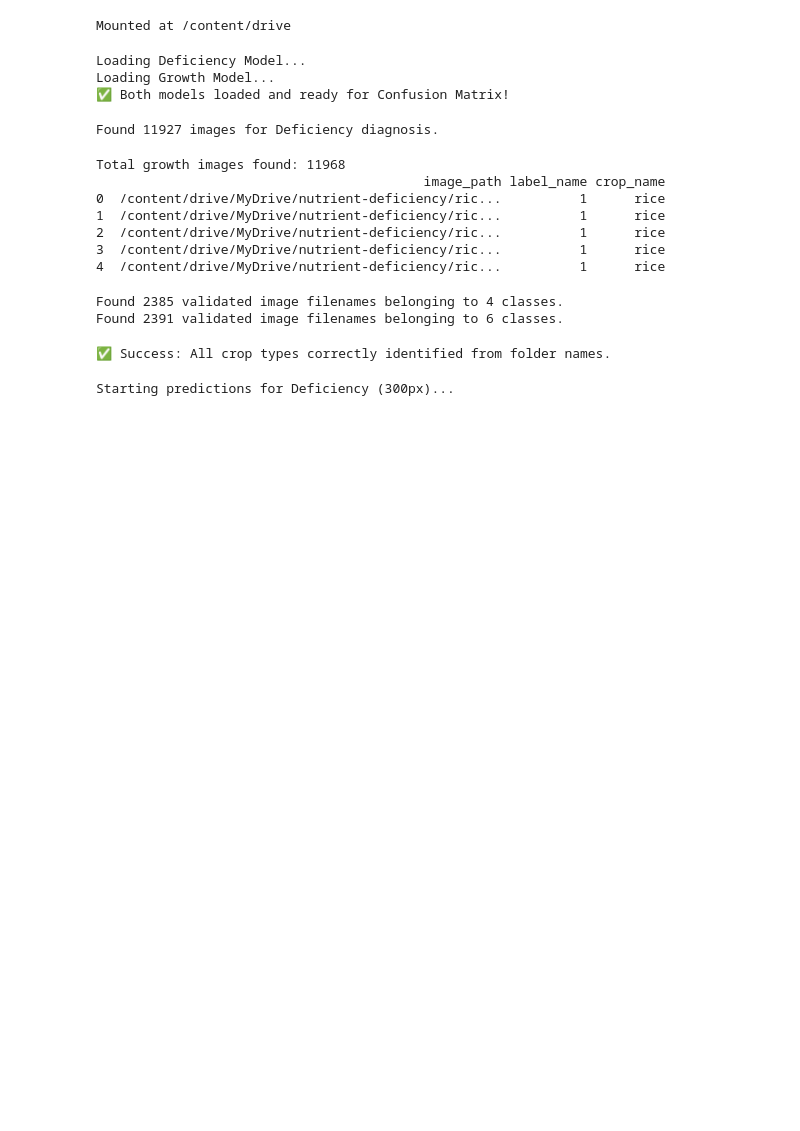
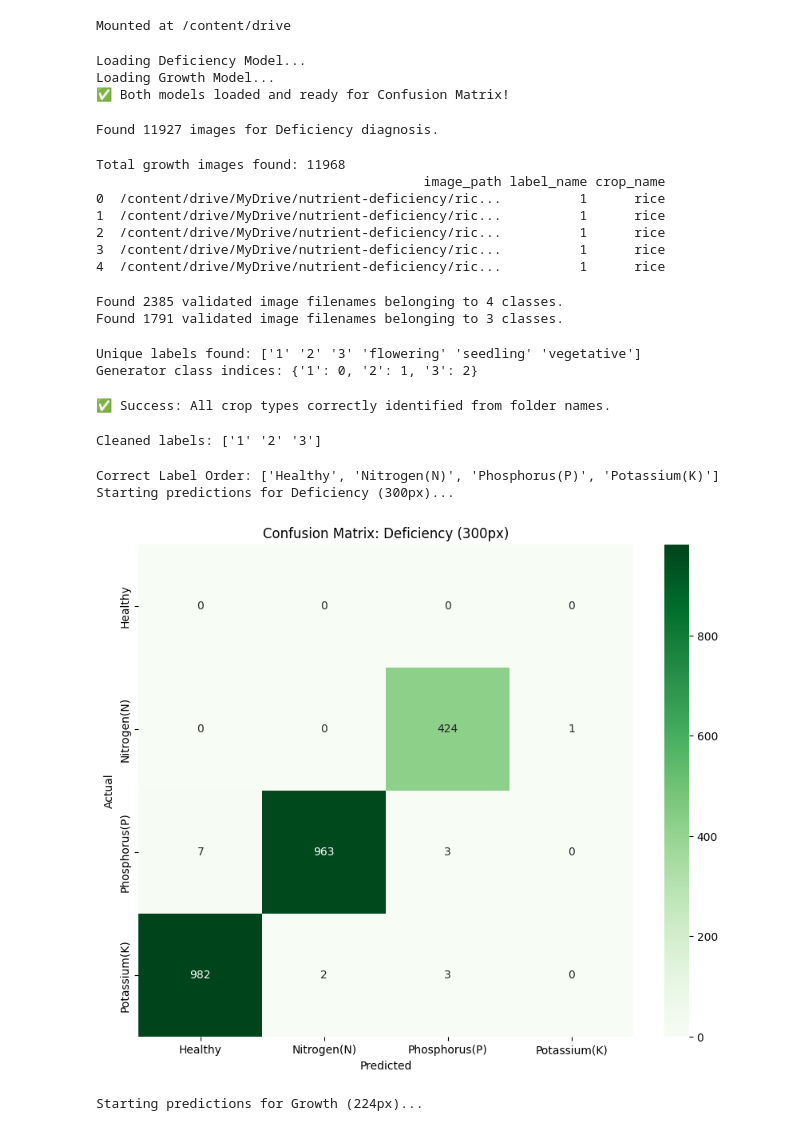
Before and after one commit to shindevaish/Nutrient-Deficiency-and-Growth-Stage-Prediction, a Jupyter notebook: train.ipynb, the cells around one changed output. Cells and saved outputs as stored; diff of their text form; code cells hidden in the pictures; blank space fills up the shorter version.

Commit message:
matrix

```diff
--- a/train.ipynb
+++ b/train.ipynb
@@ -602,11 +602,21 @@ growth_val_gen = growth_datagen.flow_from_dataframe(
     batch_size=32,
     class_mode='categorical',
     subset='validation',
-    shuffle=False # CRITICAL for Confusion Matrix
+    shuffle=False, # CRITICAL for Confusion Matrix
+    classes=['1', '2', '3']
 )
 # %% [output]
 Found 2385 validated image filenames belonging to 4 classes.
-Found 2391 validated image filenames belonging to 6 classes.
+Found 1791 validated image filenames belonging to 3 classes.
+# %%
+# Check unique labels in your growth dataframe
+print("Unique labels found:", df_growth['label_name'].unique())
+
+# Check the class mapping assigned by the generator
+print("Generator class indices:", growth_val_gen.class_indices)
+# %% [output]
+Unique labels found: ['1' '2' '3' 'flowering' 'seedling' 'vegetative']
+Generator class indices: {'1': 0, '2': 1, '3': 2}
 # %%
 
 # Check if the 'crop_name' matches the actual folder path
@@ -629,6 +639,12 @@ def verify_paths(df):
 verify_paths(df_deficiency)
 # %% [output]
 ✅ Success: All crop types correctly identified from folder names.
+# %%
+# Force only folders '1', '2', and '3'
+df_growth = df_growth[df_growth['label_name'].isin(['1', '2', '3'])]
+print(f"Cleaned labels: {df_growth['label_name'].unique()}")
+# %% [output]
+Cleaned labels: ['1' '2' '3']
 # %%
 import numpy as np
 import matplotlib.pyplot as plt
@@ -651,31 +667,39 @@ def final_matrix_run(model, generator, df, class_names, title):
         # Pull metadata for this batch
         start = i * generator.batch_size
         end = start + len(images)
         batch_crops = df.iloc[start:end]['crop_name'].str.lower().map(crop_map).values
         crop_meta = tf.one_hot(batch_crops, depth=3).numpy()
 
         # Fusion Prediction
         preds = model.predict([images, crop_meta], verbose=0)
 
         y_true.extend(np.argmax(labels, axis=1))
         y_pred.extend(np.argmax(preds, axis=1))
 
     # Plotting
     cm = confusion_matrix(y_true, y_pred)
     plt.figure(figsize=(10, 8))
     sns.heatmap(cm, annot=True, fmt='d', cmap='Greens',
                 xticklabels=class_names, yticklabels=class_names)
     plt.title(f'Confusion Matrix: {title}')
     plt.ylabel('Actual')
     plt.xlabel('Predicted')
     plt.show()
 
 # Run for Deficiency
 def_names = list(def_val_gen.class_indices.keys())
-final_matrix_run(def_model_300, def_val_gen, df_deficiency, def_names, "Deficiency (300px)")
+
+true_labels = list(def_val_gen.class_indices.keys())
+print("Correct Label Order:", true_labels)
+
+
+final_matrix_run(def_model_300, def_val_gen, df_deficiency, true_labels, "Deficiency (300px)")
 
 # Run for Growth
 growth_names = list(growth_val_gen.class_indices.keys())
 final_matrix_run(growth_model_224, growth_val_gen, df_growth, growth_names, "Growth (224px)")
 # %% [output]
+Correct Label Order: ['Healthy', 'Nitrogen(N)', 'Phosphorus(P)', 'Potassium(K)']
 Starting predictions for Deficiency (300px)...
+[figure, added]
+Starting predictions for Growth (224px)...
```
Also changed, not shown: parts of 1 cell of this notebook.
